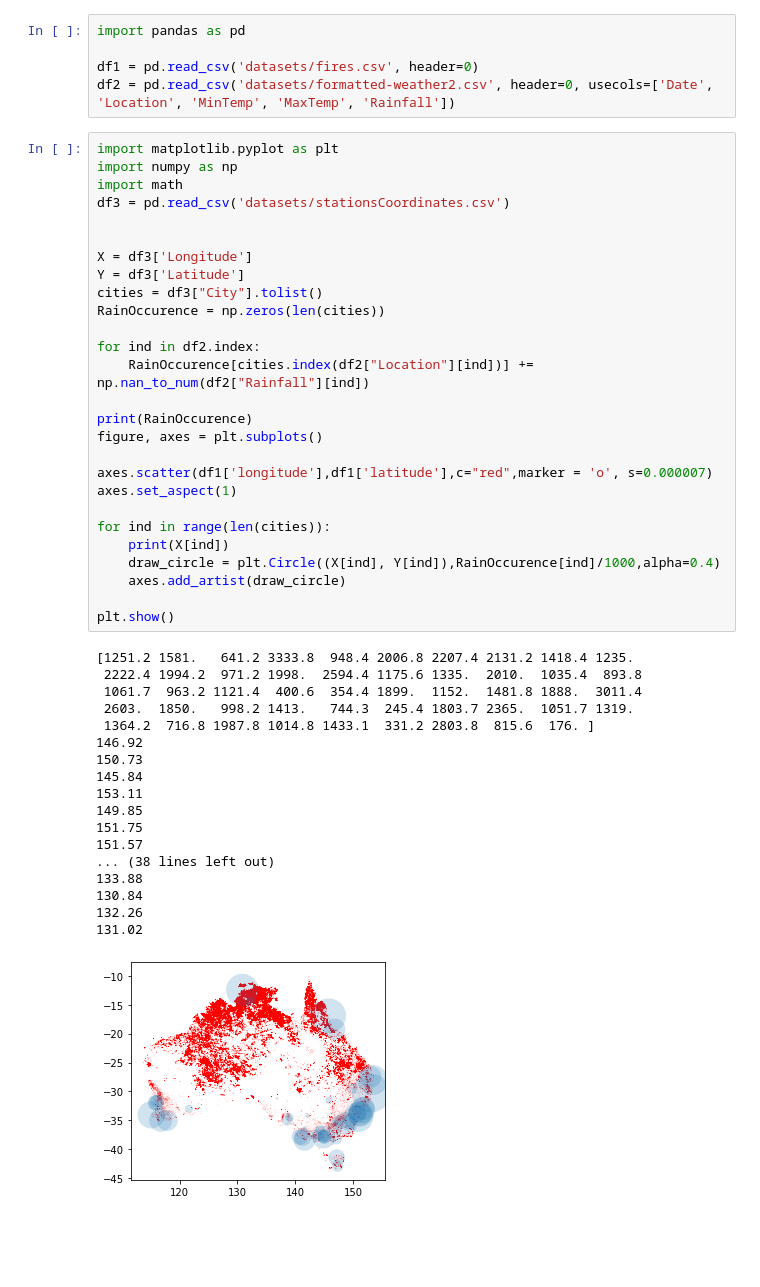
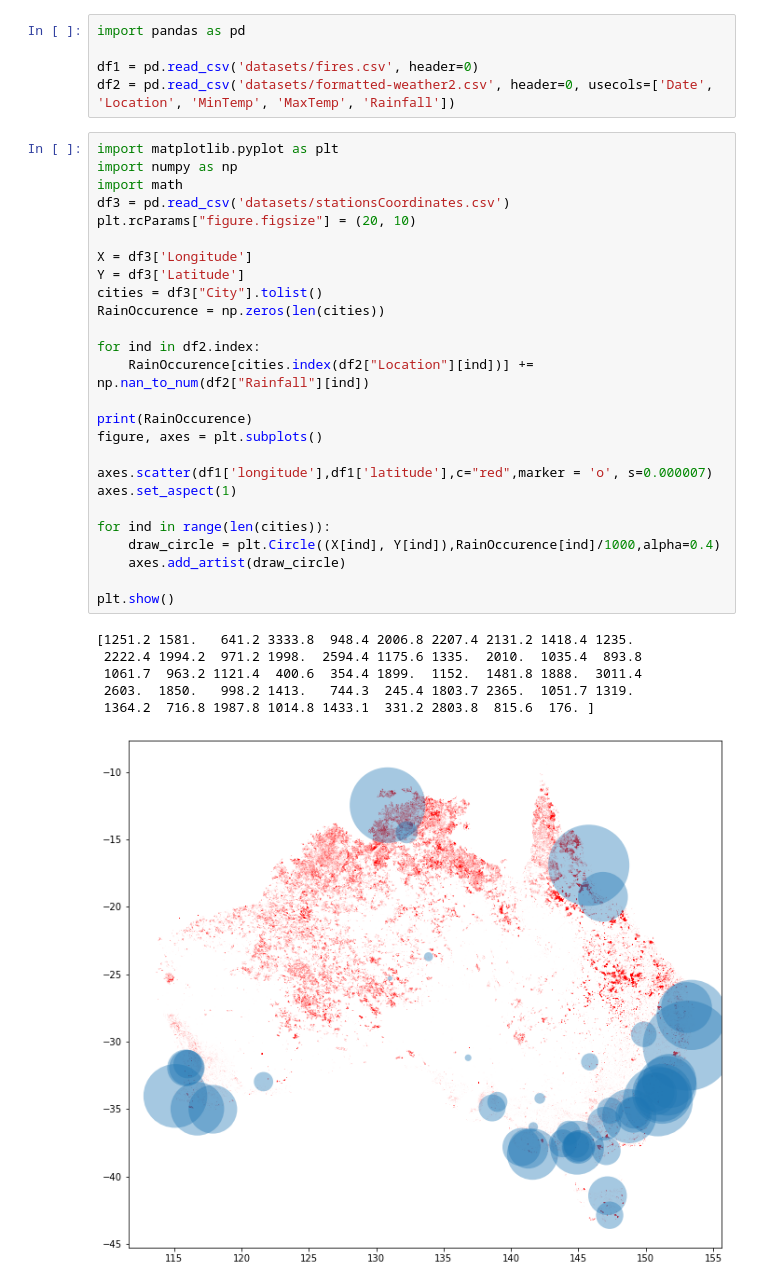
Before and after one commit to iPazu/BushfireAnalysis, a Jupyter notebook: bushfire_anaylisis.ipynb, the cells around one changed output. Drawn from its saved outputs; the diff is of its cells as text; blank space fills up the shorter version.

Commit message:
Changed plot size

```diff
--- a/bushfire_anaylisis.ipynb
+++ b/bushfire_anaylisis.ipynb
@@ -9,45 +9,32 @@ df2 = pd.read_csv('datasets/formatted-weather2.csv', header=0, usecols=['Date',
 import matplotlib.pyplot as plt
 import numpy as np
 import math
 df3 = pd.read_csv('datasets/stationsCoordinates.csv')
-
+plt.rcParams["figure.figsize"] = (20, 10)
 
 X = df3['Longitude']
 Y = df3['Latitude']
 cities = df3["City"].tolist()
 RainOccurence = np.zeros(len(cities))
 
 for ind in df2.index:
     RainOccurence[cities.index(df2["Location"][ind])] += np.nan_to_num(df2["Rainfall"][ind])
 
 print(RainOccurence)
 figure, axes = plt.subplots()
 
 axes.scatter(df1['longitude'],df1['latitude'],c="red",marker = 'o', s=0.000007)
 axes.set_aspect(1)
 
 for ind in range(len(cities)):
-    print(X[ind])
     draw_circle = plt.Circle((X[ind], Y[ind]),RainOccurence[ind]/1000,alpha=0.4)
     axes.add_artist(draw_circle)
 
 plt.show()
 # %% [output]
 [1251.2 1581.   641.2 3333.8  948.4 2006.8 2207.4 2131.2 1418.4 1235.
  2222.4 1994.2  971.2 1998.  2594.4 1175.6 1335.  2010.  1035.4  893.8
  1061.7  963.2 1121.4  400.6  354.4 1899.  1152.  1481.8 1888.  3011.4
  2603.  1850.   998.2 1413.   744.3  245.4 1803.7 2365.  1051.7 1319.
  1364.2  716.8 1987.8 1014.8 1433.1  331.2 2803.8  815.6  176. ]
-146.92
-150.73
-145.84
-153.11
-149.85
-151.75
-151.57
-... (38 lines left out)
-133.88
-130.84
-132.26
-131.02
-[figure, old version]
+[figure, new version]
```
